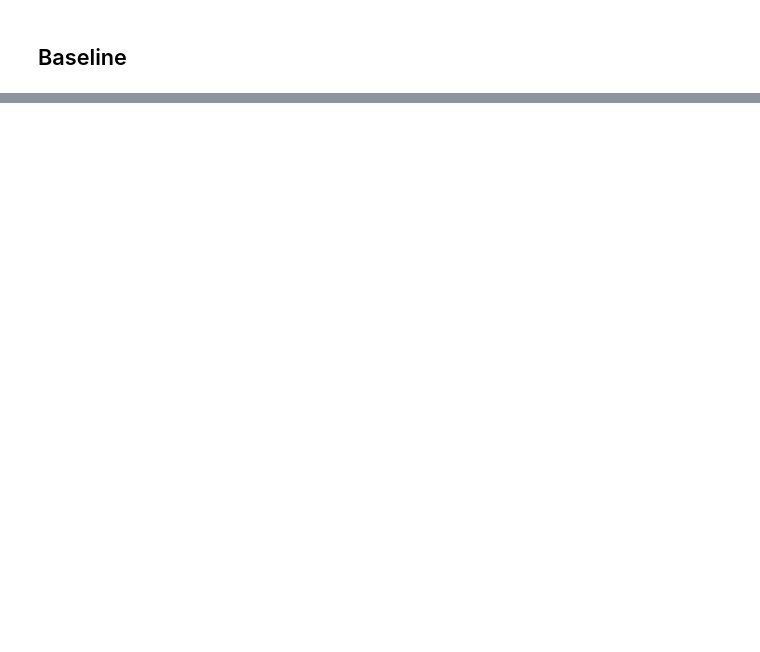
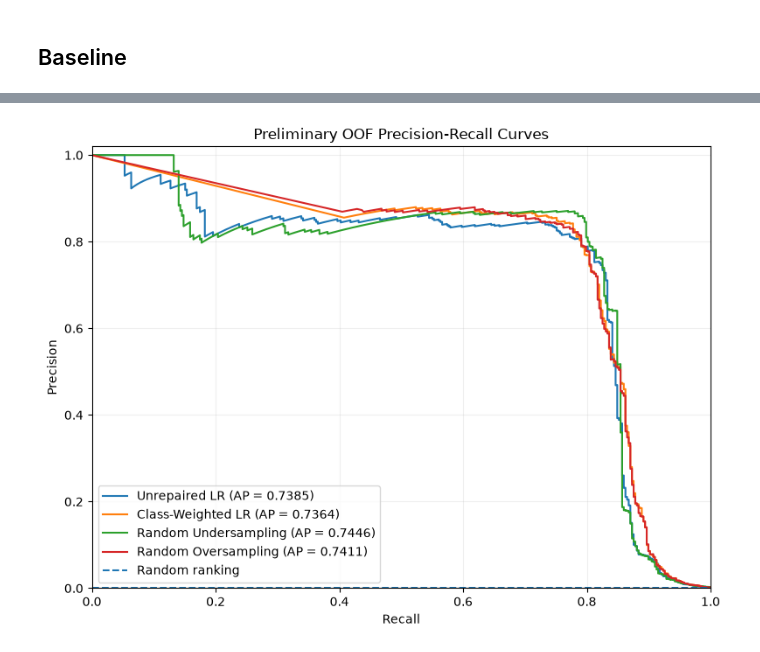
Before and after one commit to kims12uci/credit-card-fraud-detection, a Jupyter notebook: proj_code.ipynb, the cells around one changed output, grey strips where cells are left out. Cells and saved outputs as stored; diff of their text form; code cells hidden in the pictures; blank space fills up the shorter version.

```diff
--- a/proj_code.ipynb
+++ b/proj_code.ipynb
@@ -178,9 +291,9 @@ from sklearn.base import clone
 from sklearn.metrics import average_precision_score
 
 outer_cv = StratifiedKFold(
-    n_splits=5,
+    n_splits=N_SPLITS,
     shuffle=True,
-    random_state=123
+    random_state=OUTER_CV_SEED
 )
 
 y_train_array = np.asarray(y_train).astype(int)
@@ -242,7 +355,7 @@ Mean outer-fold AP: 0.7628
 
 from sklearn.metrics import confusion_matrix
 
-cost_ratios = [5, 10, 20]
+cost_ratios = COST_RATIOS
 
 def cost_per_1000(y_true, y_prob, threshold, fn_cost):
     y_true = np.asarray(y_true).astype(int)
@@ -254,14 +367,17 @@ def cost_per_1000(y_true, y_prob, threshold, fn_cost):
         y_true, y_pred, labels=[0, 1]
     ).ravel()
 
-    total_cost = fp + fn_cost * fn
+    return 1000 * (fp + fn_cost * fn) / len(y_true)
 
-    return 1000 * total_cost / len(y_true)
 
 baseline_cost_rows = []
 
 for ratio in cost_ratios:
+
     moved_threshold = 1 / (1 + ratio)
+
+    # Cost of predicting every transaction as legitimate
+    no_flag_cost = 1000 * ratio * np.mean(y_train_array)
 
     default_cost = cost_per_1000(
         y_train_array, oof_probs, 0.5, ratio
@@ -274,15 +390,17 @@ for ratio in cost_ratios:
 
     baseline_cost_rows.append({
         "Cost ratio": f"{ratio}:1",
+        "Flag nothing": no_flag_cost,
         "Default threshold": 0.5,
         "Default cost/1000": default_cost,
         "Moved threshold": moved_threshold,
-        "Moved cost/1000": moved_cost
+        "Moved cost/1000": moved_cost,
+        "Cost difference": moved_cost - default_cost
     })
 
 baseline_cost_results = pd.DataFrame(
     baseline_cost_rows
 )
 
-print(baseline_cost_results.to_string(index=False))
+print(baseline_cost_results.round(4).to_string(index=False))
 # %% [output]
@@ -422,0 +1529,62 @@ Final test set used: No
+# %%
+
+from sklearn.metrics import precision_recall_curve
+
+plt.figure(figsize=(8, 6))
+
+probability_results = {
+    "Unrepaired LR": oof_probs
+}
+
+for method, result in repair_results.items():
+
+    probability_results[METHOD_NAMES[method]] = (
+        result["oof_probs"]
+    )
+
+for name, probabilities in probability_results.items():
+
+    precision, recall, _ = precision_recall_curve(
+        y_train_array,
+        probabilities
+    )
+
+    ap = average_precision_score(
+        y_train_array,
+        probabilities
+    )
+
+    plt.plot(
+        recall,
+        precision,
+        label=f"{name} (AP = {ap:.4f})"
+    )
+
+plt.axhline(
+    y=np.mean(y_train_array),
+    linestyle="--",
+    label="Random ranking"
+)
+
+plt.xlabel("Recall")
+plt.ylabel("Precision")
+
+plt.title("Preliminary OOF Precision-Recall Curves")
+
+plt.xlim(0, 1)
+plt.ylim(0, 1.02)
+
+plt.legend()
+plt.grid(alpha=0.2)
+
+plt.tight_layout()
+
+plt.savefig(
+    "preliminary_pr_curves.png",
+    dpi=300,
+    bbox_inches="tight"
+)
+
+plt.show()
+# %% [output]
+[figure, added]
```
Also changed, not shown: parts of 69 cells of this notebook, 2 other files.
